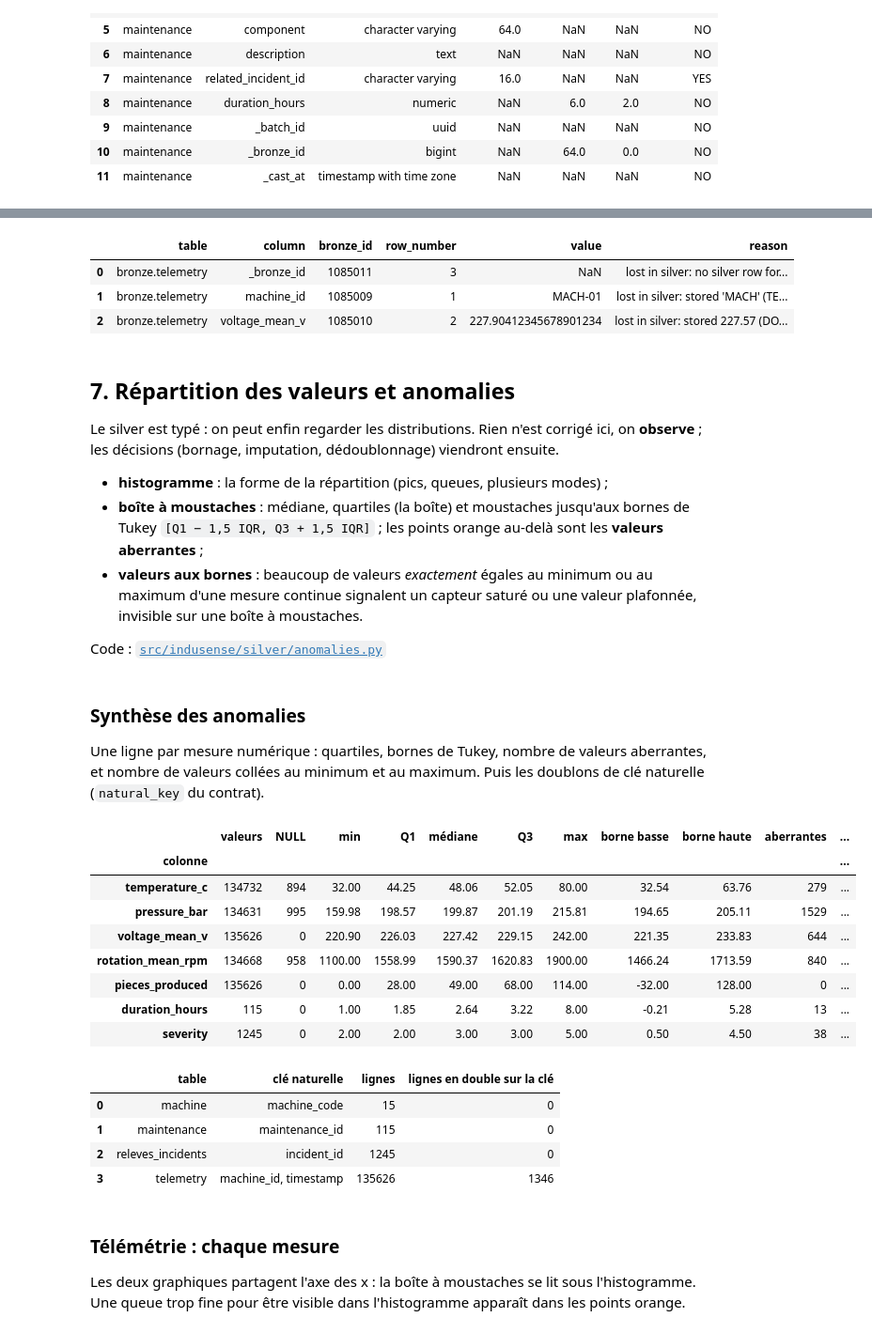
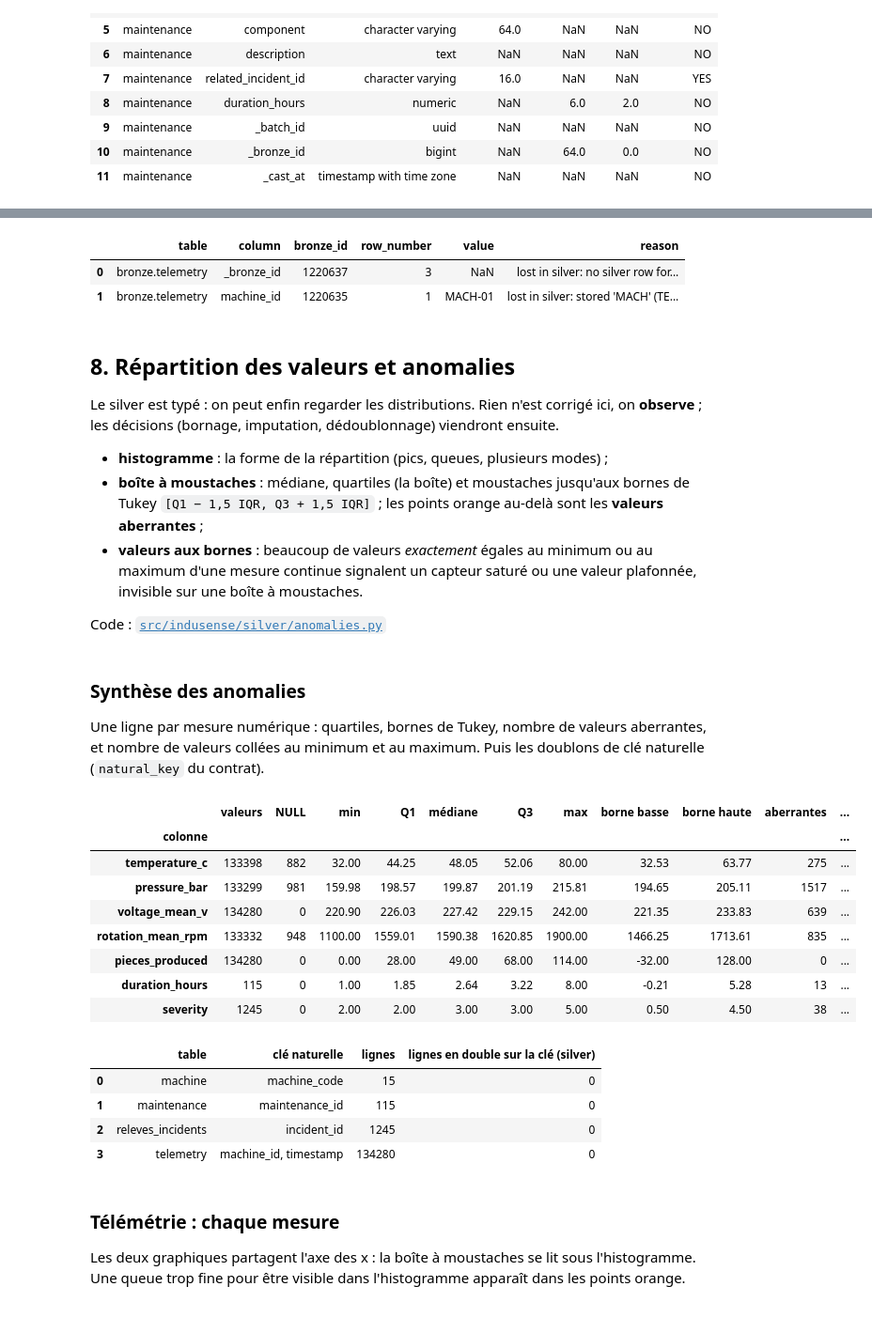
Before and after one commit to Xeliphmede/indusense, a Jupyter notebook: silver.ipynb, the cells around one changed output, grey strips where cells are left out. Shown at 94% size. Saved outputs shown, nothing was run; the diff lists cells and outputs as text; code cells hidden in the pictures.

```diff
--- a/silver.ipynb
+++ b/silver.ipynb
@@ -293,11 +343,13 @@ with engine.connect() as conn:
             "table": table,
             "lignes bronze": q(f"SELECT count(*) FROM bronze.{table} WHERE _batch_id = :b"),
             "lignes silver": q(f"SELECT count(*) FROM silver.{table} WHERE _batch_id = :b"),
+            "doublons écartés": q(f"SELECT count(*) FROM silver._duplicate WHERE batch_id = :b "
+                                  f"AND target_table = 'silver.{table}'"),
             "reliées au bronze": q(f"SELECT count(*) FROM silver.{table} s JOIN bronze.{table} b ON b._id = s._bronze_id "
                                    f"AND b._batch_id = s._batch_id WHERE s._batch_id = :b"),
         })
 counts = pd.DataFrame(counts)
 display(counts)
-assert (counts["lignes bronze"] == counts["lignes silver"]).all()
+assert (counts["lignes bronze"] == counts["lignes silver"] + counts["doublons écartés"]).all()
 assert (counts["lignes silver"] == counts["reliées au bronze"]).all()
 # %% [output]
@@ -412,15 +465,14 @@ with engine.connect() as conn:
     frame = reconciliation_frame(conn, contracts["telemetry.json"], metadata, batch_id).head(3).copy()
 frame.loc[0, "machine_id"] = frame.loc[0, "machine_id"][:4]
 frame.loc[1, "voltage_mean_v__bronze"] = "227.90412345678901234"
-frame.loc[2, "_bronze_id"] = None
+frame.loc[2, "_bronze_id"] = None  # ni en silver, ni dans silver._duplicate
 pd.DataFrame([vars(e) for e in validate_fidelity(contracts["telemetry.json"], frame)])
 # %% [output]
 |  | table | column | bronze_id | row_number | value | reason |
-| 0 | bronze.telemetry | _bronze_id | 1085011 | 3 | NaN | lost in silver: no silver row for... |
-| 1 | bronze.telemetry | machine_id | 1085009 | 1 | MACH-01 | lost in silver: stored 'MACH' (TE... |
-| 2 | bronze.telemetry | voltage_mean_v | 1085010 | 2 | 227.90412345678901234 | lost in silver: stored 227.57 (DO... |
+| 0 | bronze.telemetry | _bronze_id | 1220637 | 3 | NaN | lost in silver: no silver row for... |
+| 1 | bronze.telemetry | machine_id | 1220635 | 1 | MACH-01 | lost in silver: stored 'MACH' (TE... |
 # %% [markdown]
-## 7. Répartition des valeurs et anomalies
+## 8. Répartition des valeurs et anomalies
 
 Le silver est typé : on peut enfin regarder les distributions. Rien n'est corrigé ici, on **observe** ; les
 décisions (bornage, imputation, dédoublonnage) viendront ensuite.
@@ -490,34 +542,34 @@ collées au minimum et au maximum. Puis les doublons de clé naturelle (`natural
 # %%
 MEASURES = {"temperature_c": "Température (°C)", "pressure_bar": "Pression (bar)",
             "voltage_mean_v": "Tension moyenne (V)", "rotation_mean_rpm": "Rotation moyenne (tr/min)",
             "pieces_produced": "Pièces produites par heure"}
 summary = pd.concat([
     anomaly_summary(telemetry, list(MEASURES)).assign(table="telemetry"),
     anomaly_summary(maintenance, ["duration_hours"]).assign(table="maintenance"),
     anomaly_summary(incidents, ["severity"]).assign(table="releves_incidents"),
 ])
 display(summary.round(2))
 
 frames = {"telemetry": telemetry, "maintenance": maintenance, "releves_incidents": incidents, "machine": machine}
 pd.DataFrame([{"table": c["target"]["table"], "clé naturelle": ", ".join(c["target"]["natural_key"]),
                "lignes": len(frames[c["target"]["table"]]),
-               "lignes en double sur la clé": duplicate_keys(frames[c["target"]["table"]], c["target"]["natural_key"])}
+               "lignes en double sur la clé (silver)": duplicate_keys(frames[c["target"]["table"]], c["target"]["natural_key"])}
               for c in contracts.values()])
 # %% [output]
 |  | valeurs | NULL | min | Q1 | médiane | Q3 | max | borne basse | borne haute | aberrantes | ... |
 | colonne |  |  |  |  |  |  |  |  |  |  | ... |
-| temperature_c | 134732 | 894 | 32.00 | 44.25 | 48.06 | 52.05 | 80.00 | 32.54 | 63.76 | 279 | ... |
-| pressure_bar | 134631 | 995 | 159.98 | 198.57 | 199.87 | 201.19 | 215.81 | 194.65 | 205.11 | 1529 | ... |
-| voltage_mean_v | 135626 | 0 | 220.90 | 226.03 | 227.42 | 229.15 | 242.00 | 221.35 | 233.83 | 644 | ... |
-| rotation_mean_rpm | 134668 | 958 | 1100.00 | 1558.99 | 1590.37 | 1620.83 | 1900.00 | 1466.24 | 1713.59 | 840 | ... |
-| pieces_produced | 135626 | 0 | 0.00 | 28.00 | 49.00 | 68.00 | 114.00 | -32.00 | 128.00 | 0 | ... |
+| temperature_c | 133398 | 882 | 32.00 | 44.25 | 48.05 | 52.06 | 80.00 | 32.53 | 63.77 | 275 | ... |
+| pressure_bar | 133299 | 981 | 159.98 | 198.57 | 199.87 | 201.19 | 215.81 | 194.65 | 205.11 | 1517 | ... |
+| voltage_mean_v | 134280 | 0 | 220.90 | 226.03 | 227.42 | 229.15 | 242.00 | 221.35 | 233.83 | 639 | ... |
+| rotation_mean_rpm | 133332 | 948 | 1100.00 | 1559.01 | 1590.38 | 1620.85 | 1900.00 | 1466.25 | 1713.61 | 835 | ... |
+| pieces_produced | 134280 | 0 | 0.00 | 28.00 | 49.00 | 68.00 | 114.00 | -32.00 | 128.00 | 0 | ... |
 | duration_hours | 115 | 0 | 1.00 | 1.85 | 2.64 | 3.22 | 8.00 | -0.21 | 5.28 | 13 | ... |
 | severity | 1245 | 0 | 2.00 | 2.00 | 3.00 | 3.00 | 5.00 | 0.50 | 4.50 | 38 | ... |
-|  | table | clé naturelle | lignes | lignes en double sur la clé |
+|  | table | clé naturelle | lignes | lignes en double sur la clé (silver) |
 | 0 | machine | machine_code | 15 | 0 |
 | 1 | maintenance | maintenance_id | 115 | 0 |
 | 2 | releves_incidents | incident_id | 1245 | 0 |
-| 3 | telemetry | machine_id, timestamp | 135626 | 1346 |
+| 3 | telemetry | machine_id, timestamp | 134280 | 0 |
 # %% [markdown]
 ### Télémétrie : chaque mesure
 
```
Also changed, not shown: parts of 20 cells of this notebook, 11 other files.
